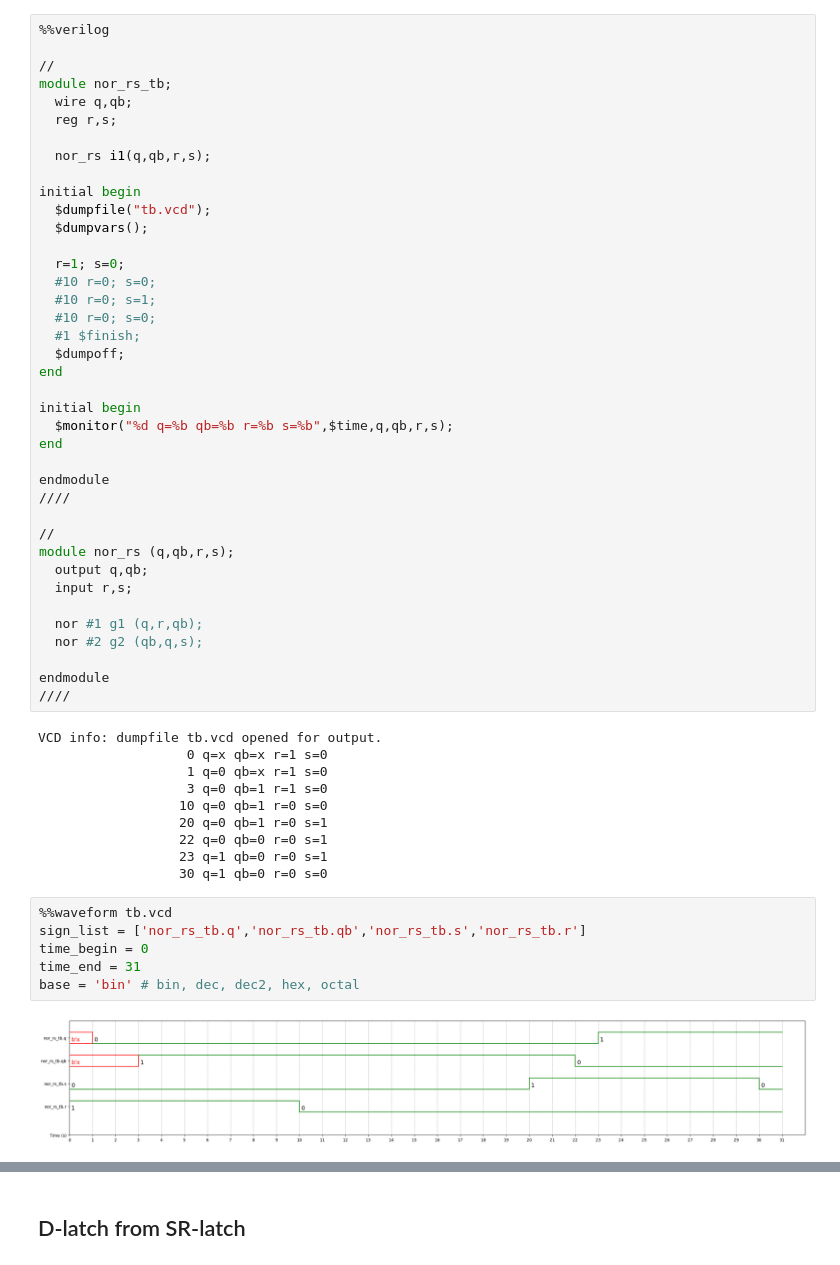
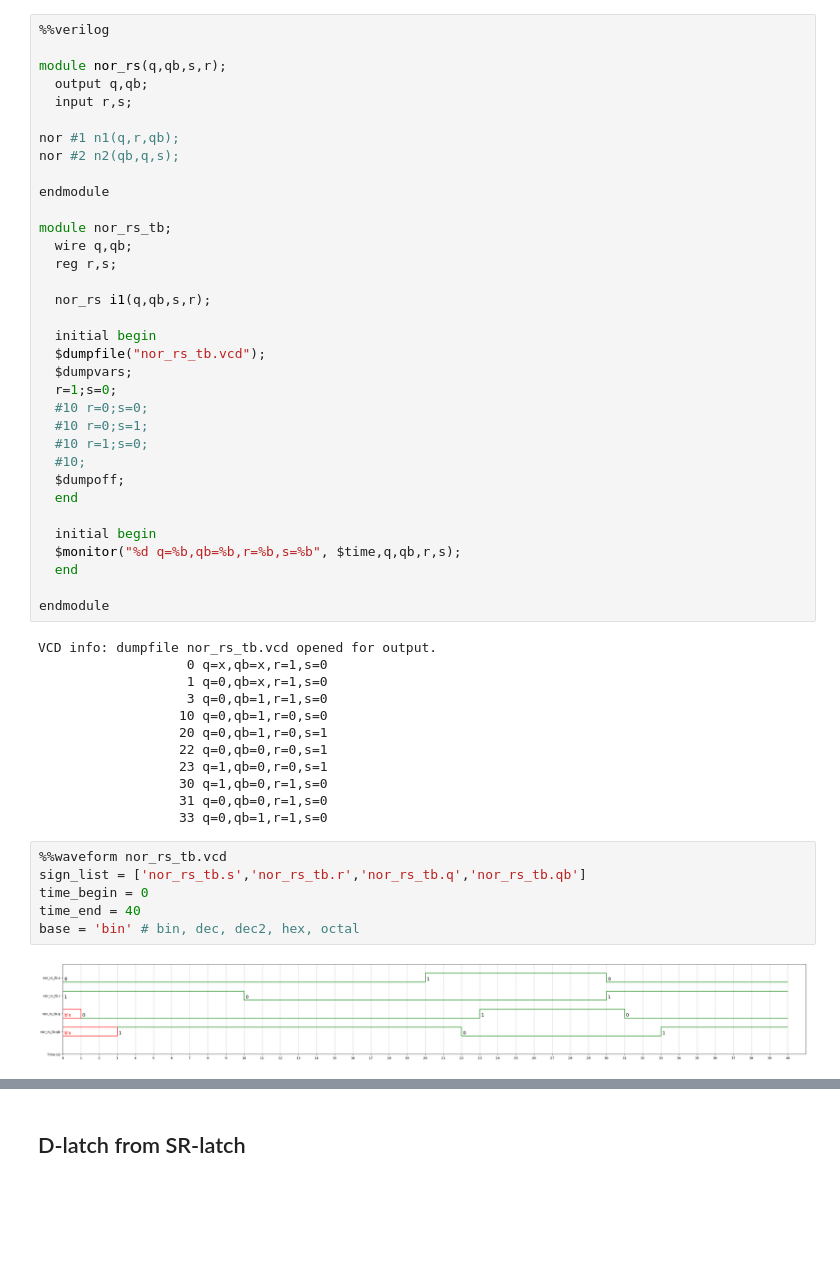
Before and after one commit to ahmad-kental/dsl, a Jupyter notebook: VerilogGit.ipynb, the cells around one changed output, grey strips where cells are left out. Cells and saved outputs as stored; diff of their text form; blank space fills up the shorter version.

```diff
--- a/VerilogGit.ipynb
+++ b/VerilogGit.ipynb
@@ -436,60 +436,57 @@ base = 'bin' # bin, dec, dec2, hex, octal
 # %%
 %%verilog
 
-//
+module nor_rs(q,qb,s,r);
+  output q,qb;
+  input r,s;
+
+nor #1 n1(q,r,qb);
+nor #2 n2(qb,q,s);
+
+endmodule
+
 module nor_rs_tb;
   wire q,qb;
   reg r,s;
 
-  nor_rs i1(q,qb,r,s);
+  nor_rs i1(q,qb,s,r);
 
-initial begin
-  $dumpfile("tb.vcd");
-  $dumpvars();
+  initial begin
+  $dumpfile("nor_rs_tb.vcd");
+  $dumpvars;
+  r=1;s=0;
+  #10 r=0;s=0;
+  #10 r=0;s=1;
+  #10 r=1;s=0;
+  #10;
+  $dumpoff;
+  end
 
-  r=1; s=0;
-  #10 r=0; s=0;
-  #10 r=0; s=1;
-  #10 r=0; s=0;
-  #1 $finish;
-  $dumpoff;
-end
-
-initial begin
-  $monitor("%d q=%b qb=%b r=%b s=%b",$time,q,qb,r,s);
-end
+  initial begin
+  $monitor("%d q=%b,qb=%b,r=%b,s=%b", $time,q,qb,r,s);
+  end
 
 endmodule
-////
-
-//
-module nor_rs (q,qb,r,s);
-  output q,qb;
-  input r,s;
-
-  nor #1 g1 (q,r,qb);
-  nor #2 g2 (qb,q,s);
-
-endmodule
-////
 # %% [output]
-VCD info: dumpfile tb.vcd opened for output.
-                   0 q=x qb=x r=1 s=0
-                   1 q=0 qb=x r=1 s=0
-                   3 q=0 qb=1 r=1 s=0
-                  10 q=0 qb=1 r=0 s=0
-                  20 q=0 qb=1 r=0 s=1
-                  22 q=0 qb=0 r=0 s=1
-                  23 q=1 qb=0 r=0 s=1
-                  30 q=1 qb=0 r=0 s=0
+VCD info: dumpfile nor_rs_tb.vcd opened for output.
+                   0 q=x,qb=x,r=1,s=0
+                   1 q=0,qb=x,r=1,s=0
+                   3 q=0,qb=1,r=1,s=0
+                  10 q=0,qb=1,r=0,s=0
+                  20 q=0,qb=1,r=0,s=1
+                  22 q=0,qb=0,r=0,s=1
+                  23 q=1,qb=0,r=0,s=1
+                  30 q=1,qb=0,r=1,s=0
+                  31 q=0,qb=0,r=1,s=0
+                  33 q=0,qb=1,r=1,s=0
 # %%
-%%waveform tb.vcd
-sign_list = ['nor_rs_tb.q','nor_rs_tb.qb','nor_rs_tb.s','nor_rs_tb.r']
+%%waveform nor_rs_tb.vcd
+sign_list = ['nor_rs_tb.s','nor_rs_tb.r','nor_rs_tb.q','nor_rs_tb.qb']
 time_begin = 0
-time_end = 31
+time_end = 40
 base = 'bin' # bin, dec, dec2, hex, octal
 # %% [output]
-[figure, old version]
+[figure, new version]
 # %% [markdown]
 ![](https://github.com/pe8sutd/DSL2025/blob/main/VerilogColab1/Slide76.PNG?raw=1)
 # %% [markdown]
```
Also changed, not shown: parts of 2 cells of this notebook.
